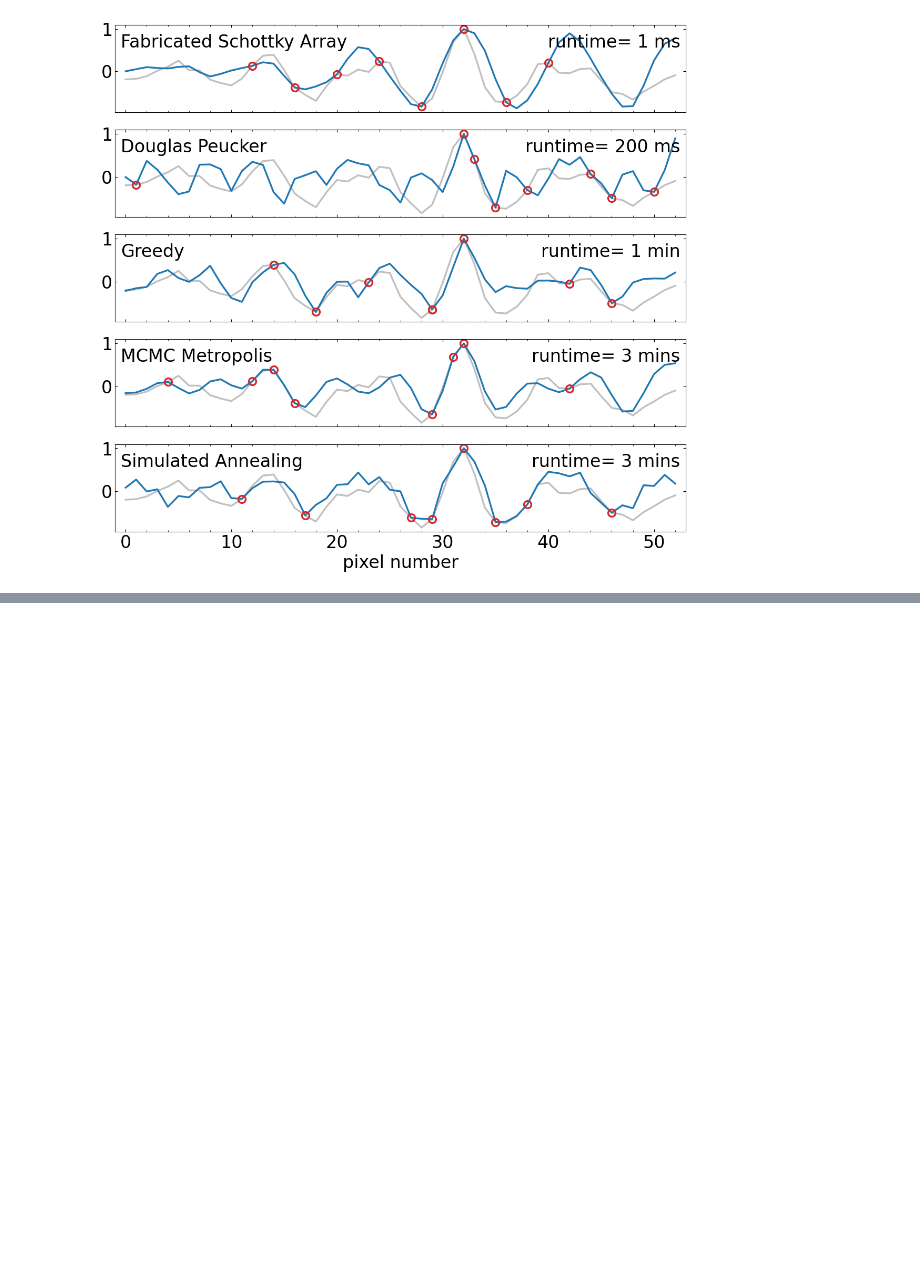
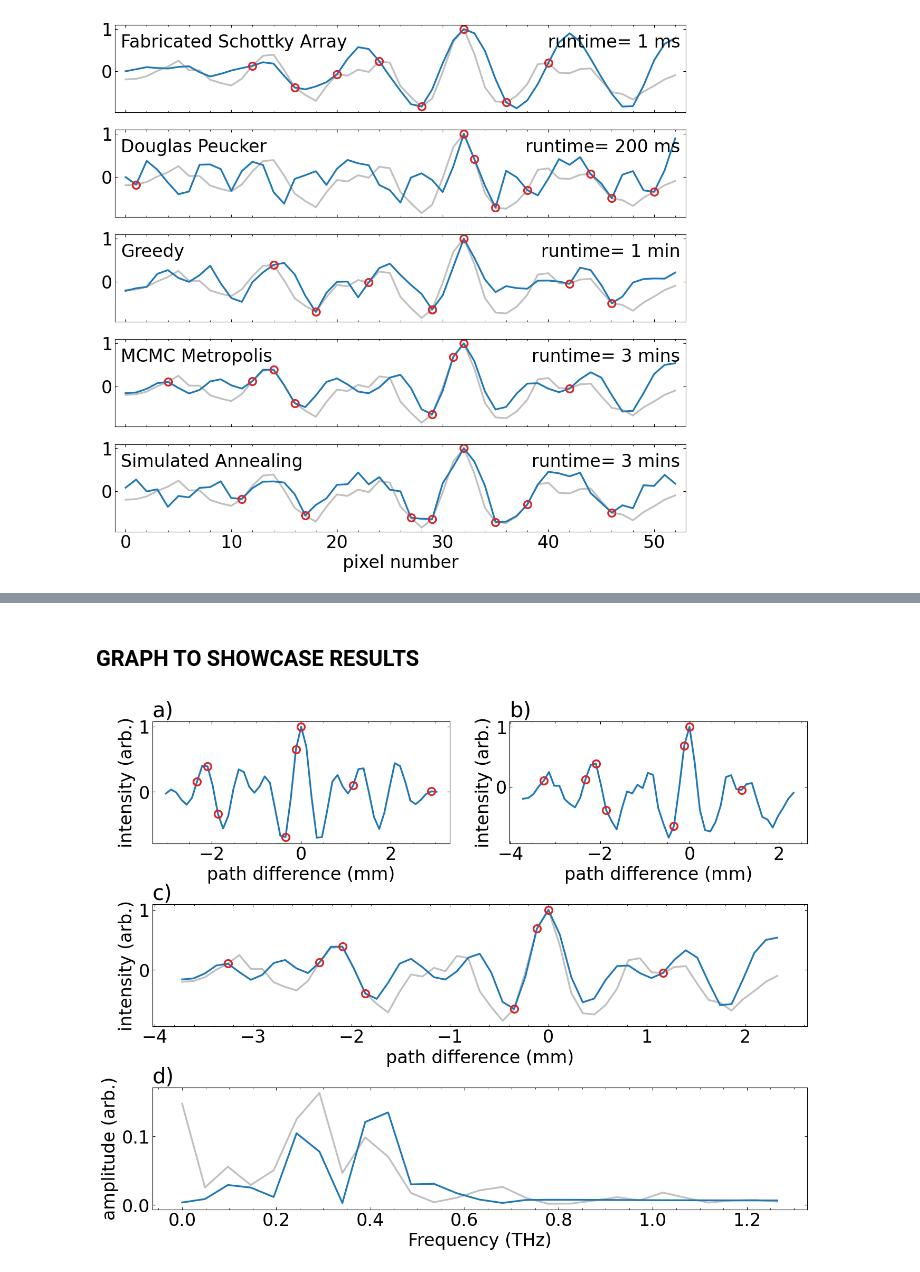
Before and after one commit to Jammi-Dodgers/THz-Compressed-Sensing, a Jupyter notebook: CS_brute_assisted_manual.ipynb, the cells around one changed output, grey strips where cells are left out. Drawn from its saved outputs; the diff is of its cells as text; code cells hidden in the pictures; blank space fills up the shorter version.

```diff
--- a/CS_brute_assisted_manual.ipynb
+++ b/CS_brute_assisted_manual.ipynb
@@ -250,0 +251,52 @@ plt.show()
+# %% [markdown]
+## GRAPH TO SHOWCASE RESULTS
+# %%
+experiment, _ = cs.open_dataset("240802134128_processed1d", ".csv")
+experiment /= np.max(experiment)
+simulation, _ = cs.open_dataset("1dmockanderrors22", ".csv")
+simulation /= np.max(simulation)
+
+exp_sensors = [12, 14, 16, 29, 31, 32, 42,  4]
+sim_sensors = exp_sensors -np.argmax(experiment) +np.argmax(simulation) #recenter
+sim_sensors = sim_sensors %total_points #wrap around
+
+samples = np.full_like(target, np.nan)
+samples[exp_sensors] = target[exp_sensors]
+cs_result = cs.compressed_sensing(samples, alpha= regularization_coeffient, domain= "IDCT")
+cs_spectrum = np.abs(np.fft.rfft(cs_result, norm= "forward"))
+exp_spectrum = np.abs(np.fft.rfft(experiment, norm= "forward"))
+
+idx = np.arange(total_points)
+sim_displacement = pixel_pitch*1e-3 *(idx -np.argmax(simulation)) # in mm
+sim_path_difference = 2*sim_displacement*np.sin(np.deg2rad(theta/60))
+exp_displacement = pixel_pitch*1e-3 *(idx -np.argmax(experiment)) # in mm
+exp_path_difference = 2*exp_displacement*np.sin(np.deg2rad(theta/60))
+
+
+axs_mosaic = [["a)", "b)"],
+              ["c)", "c)"],
+              ["d)", "d)"]]
+
+fig, axs = plt.subplot_mosaic(axs_mosaic, figsize= (16,12), gridspec_kw= {"hspace": 0.5})
+[ax.set_title(label, loc='left') for label, ax in axs.items()]
+
+axs["a)"].plot(sim_path_difference, simulation)
+axs["a)"].plot(sim_path_difference[sim_sensors], simulation[sim_sensors], linestyle= "none", marker= "o", markerfacecolor= "none", markeredgecolor= "tab:red")
+axs["a)"].set(xlabel= "path difference (mm)", ylabel= "intensity (arb.)")
+
+axs["b)"].plot(exp_path_difference, experiment)
+axs["b)"].plot(exp_path_difference[exp_sensors], experiment[exp_sensors], linestyle= "none", marker= "o", markerfacecolor= "none", markeredgecolor= "tab:red")
+axs["b)"].set(xlabel= "path difference (mm)", ylabel= "intensity (arb.)")
+
+axs["c)"].plot(exp_path_difference, experiment, color= "silver")
+axs["c)"].plot(exp_path_difference, cs_result, color= "tab:blue")
+axs["c)"].plot(exp_path_difference[exp_sensors], experiment[exp_sensors], linestyle= "none", marker= "o", markerfacecolor= "none", markeredgecolor= "tab:red")
+axs["c)"].set(xlabel= "path difference (mm)", ylabel= "intensity (arb.)")
+
+axs["d)"].plot(freqs, exp_spectrum, color= "silver")
+axs["d)"].plot(freqs, cs_spectrum, color= "tab:blue")
+axs["d)"].set(xlabel= "Frequency (THz)", ylabel= "amplitude (arb.)")
+
+plt.show()
+# %% [output]
+[figure, added]
```
Also changed, not shown: parts of 3 cells of this notebook, 4 other files.
